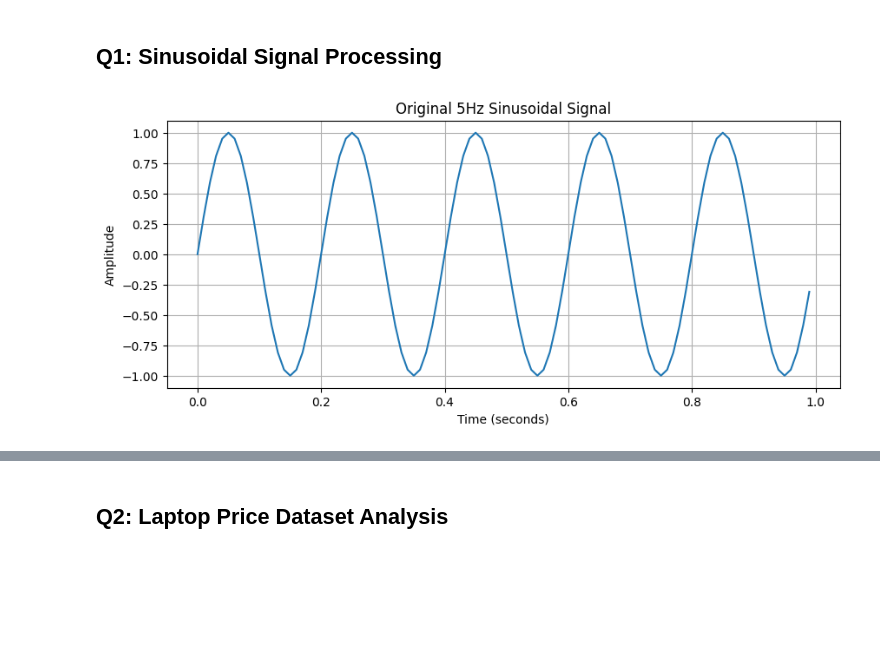
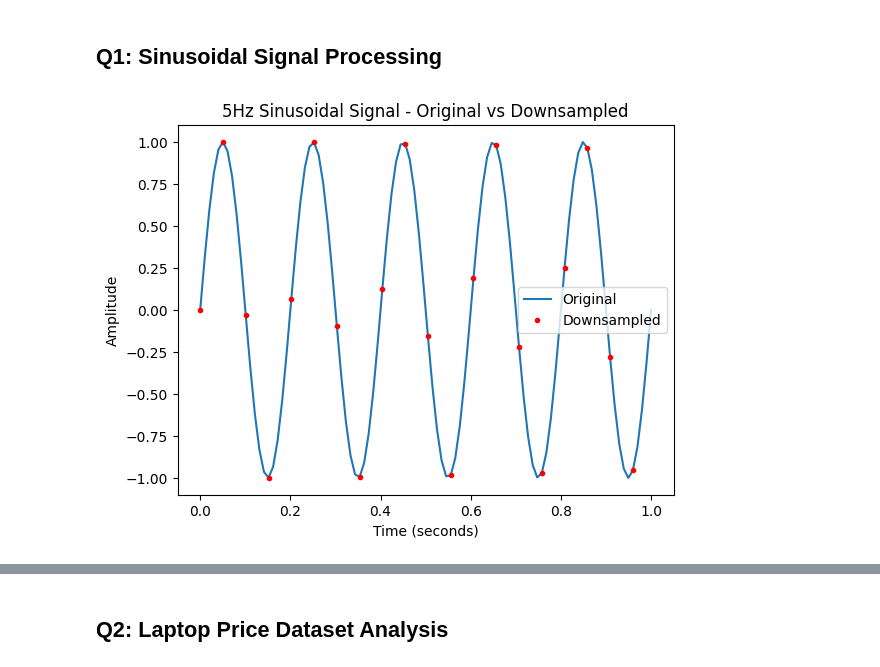
Before and after one commit to SagiHai/First_repository, a Jupyter notebook: miniproject1.ipynb, the cells around one changed output, grey strips where cells are left out. Cells and saved outputs as stored; diff of their text form; code cells hidden in the pictures; blank space fills up the shorter version.

```diff
--- a/miniproject1.ipynb
+++ b/miniproject1.ipynb
@@ -100,19 +103,23 @@ import matplotlib.pyplot as plt
 # %% [markdown]
 ## Q1: Sinusoidal Signal Processing
 # %%
-# Create time axis - sampling every 0.01 seconds for one second
-t = np.arange(0, 1, 0.01)
+import numpy as np
+import matplotlib.pyplot as plt
 
-# Create 5Hz sinusoidal signal
-signal = np.sin(2 * np.pi * 5 * t)
+# Create a signal
+t = np.linspace(0, 1, 100)  # Time: 0 till 1 second
+signal = np.sin(2 * np.pi * 5 * t)  # Signal frequency will be 5Hz
 
-# Display the signal
-plt.figure(figsize=(10, 4))
-plt.plot(t, signal)
-plt.title('Original 5Hz Sinusoidal Signal')
+new_signal = signal[::5]  # Takes every 5th point
+t_new = t[::5]
+
+# My graphic representation:
+plt.plot(t, signal, label='Original')
+plt.plot(t_new, new_signal, 'r.', label='Downsampled')
+plt.title('5Hz Sinusoidal Signal - Original vs Downsampled')
 plt.xlabel('Time (seconds)')
 plt.ylabel('Amplitude')
-plt.grid(True)
+plt.legend()
 plt.show()
 # %% [output]
-[figure, old version]
+[figure, new version]
```
Also changed, not shown: parts of 35 cells of this notebook.
